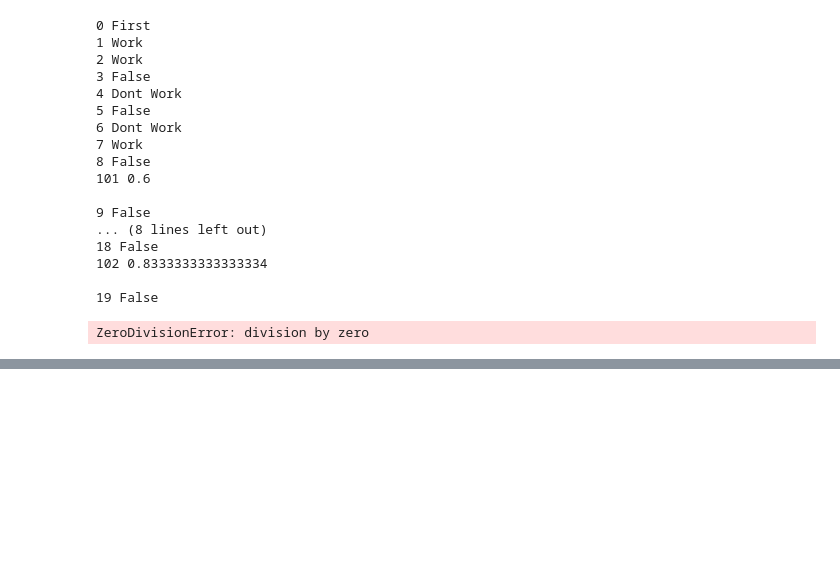
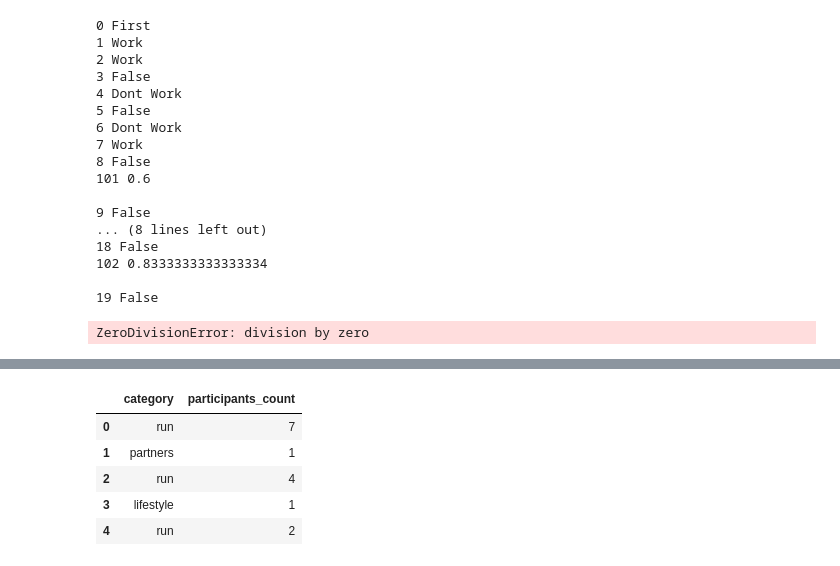
Before and after one commit to GanjelaMJ98/pandas_test, a Jupyter notebook: test_notebook.ipynb, the cells around one changed output, grey strips where cells are left out. Saved outputs shown, nothing was run; the diff lists cells and outputs as text; code cells hidden in the pictures; blank space fills up the shorter version.

```diff
--- a/test_notebook.ipynb
+++ b/test_notebook.ipynb
@@ -179,0 +227,9 @@ ZeroDivisionError: division by zero
+# %%
+my.head(5)
+# %% [output]
+|  | category | participants_count |
+| 0 | run | 7 |
+| 1 | partners | 1 |
+| 2 | run | 4 |
+| 3 | lifestyle | 1 |
+| 4 | run | 2 |
```
Also changed, not shown: parts of 1 cell of this notebook, 1 other file.
